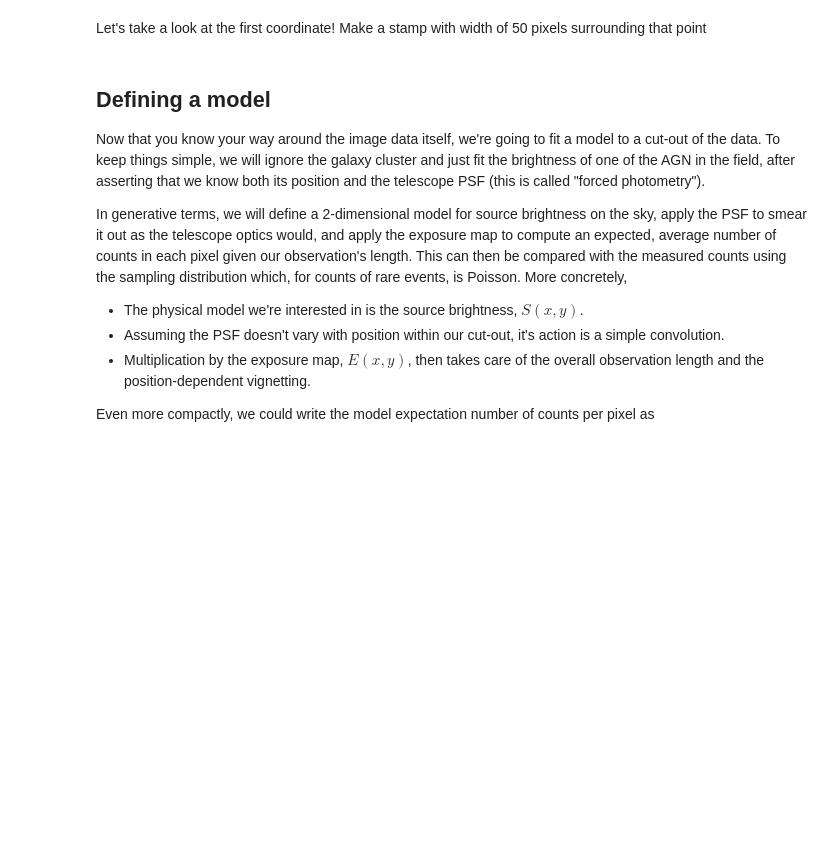
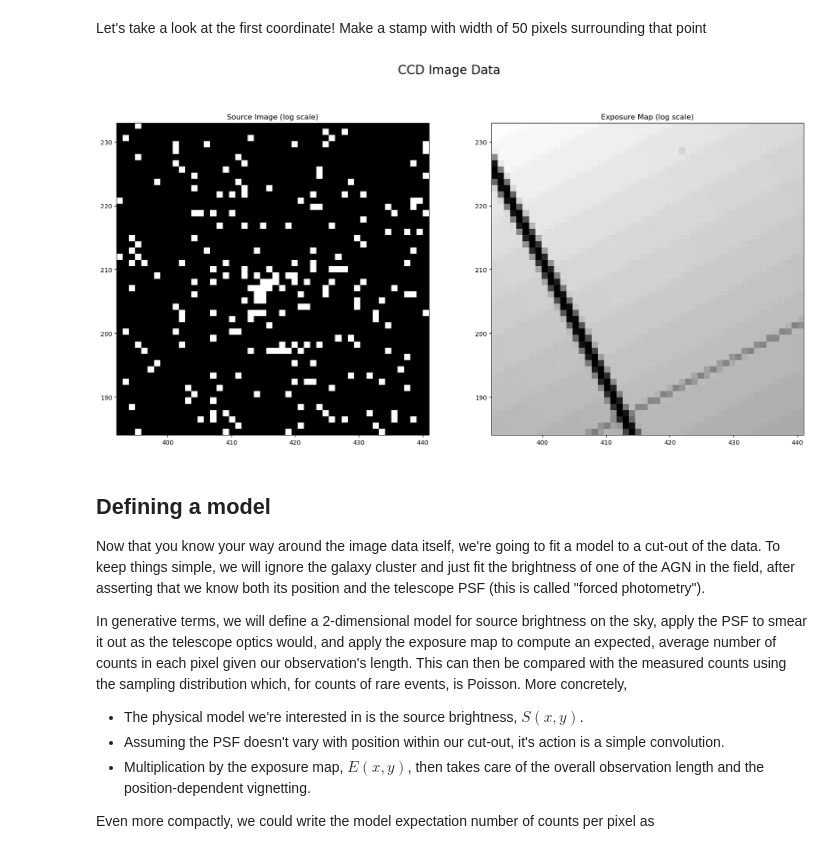
Before and after one commit to DanDan0101/PHYSICS-113, a Jupyter notebook: Problem Set 3/Problem Set 3/Problem Set 3.ipynb, the cells around one changed output. Saved outputs shown, nothing was run; the diff lists cells and outputs as text; code cells hidden in the pictures; blank space fills up the shorter version.

```diff
--- a/Problem Set 3/Problem Set 3/Problem Set 3.ipynb
+++ b/Problem Set 3/Problem Set 3/Problem Set 3.ipynb
@@ -202,8 +220,10 @@ agn_locations = np.array([
 # %% [markdown]
 Let's take a look at the first coordinate! Make a stamp with width of 50 pixels surrounding that point
 # %%
-stamp_data = xmm_newton_data.make_postage_stamp(width=..., x0=..., y0=...)
+stamp_data = xmm_newton_data.make_postage_stamp(width=50, x0=agn_locations[0][0], y0=agn_locations[0][1])
 stamp_data.display()
+# %% [output]
+[figure, added]
 # %% [markdown]
 ## Defining a model
 
```
Also changed, not shown: parts of 10 cells of this notebook.
